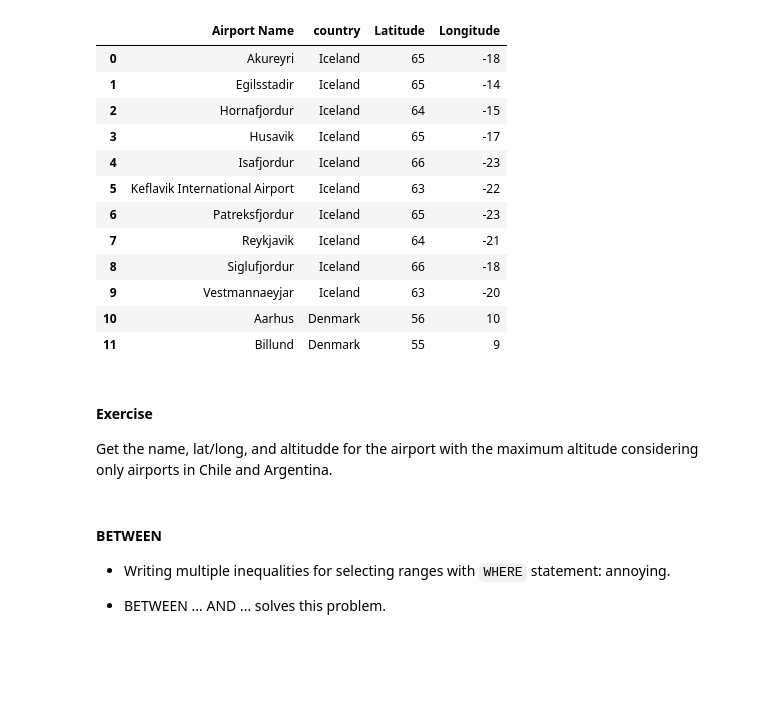
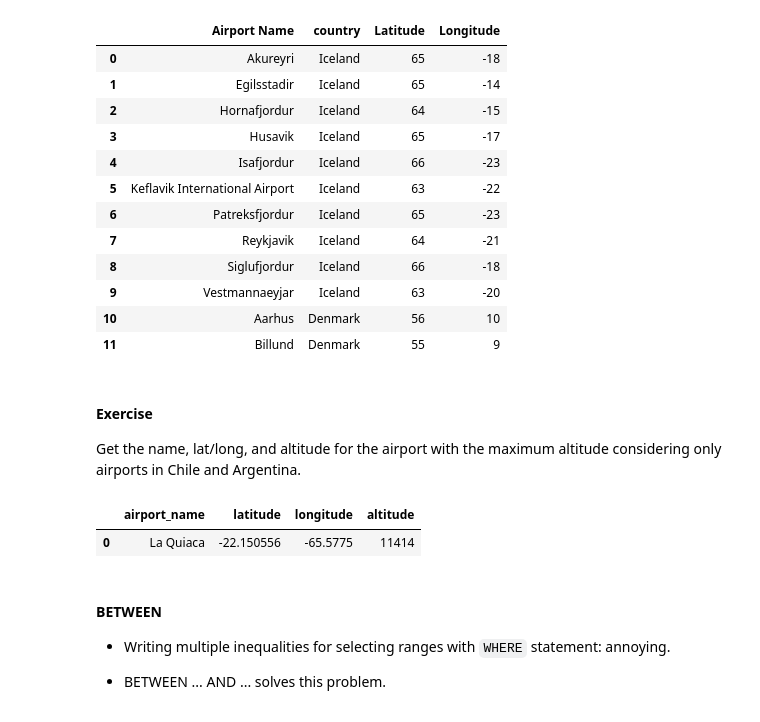
Before and after one commit to admveen/Flatiron_PG_DS, a Jupyter notebook: Phase1_Top6_SQL/Ph1_T6_SQLBasics.ipynb, the cells around one changed output. Drawn from its saved outputs; the diff is of its cells as text; code cells hidden in the pictures; blank space fills up the shorter version.

```diff
--- a/Phase1_Top6_SQL/Ph1_T6_SQLBasics.ipynb
+++ b/Phase1_Top6_SQL/Ph1_T6_SQLBasics.ipynb
@@ -560,14 +571,28 @@ sql_query_df.head(12)
 # %% [markdown]
 #### Exercise
 
-Get the name, lat/long, and altitudde for the airport with the maximum altitude considering only airports in Chile and Argentina.
+Get the name, lat/long, and altitude for the airport with the maximum altitude considering only airports in Chile and Argentina.
 # %%
 # You can do it!
 
 sql_query_df = pd.read_sql("""
 
+SELECT name AS airport_name,
+    CAST(latitude as float) AS latitude,
+    CAST(longitude as float) AS longitude,
+    MAX(CAST(altitude as int)) AS altitude
+
+    FROM airports
+
+    WHERE country = "Chile" OR country = "Argentina"
+
 
 """, con)
+
+sql_query_df
+# %% [output]
+|  | airport_name | latitude | longitude | altitude |
+| 0 | La Quiaca | -22.150556 | -65.5775 | 11414 |
 # %% [markdown]
 #### BETWEEN
 
```
Also changed, not shown: parts of 6 cells of this notebook, 24 other files.
